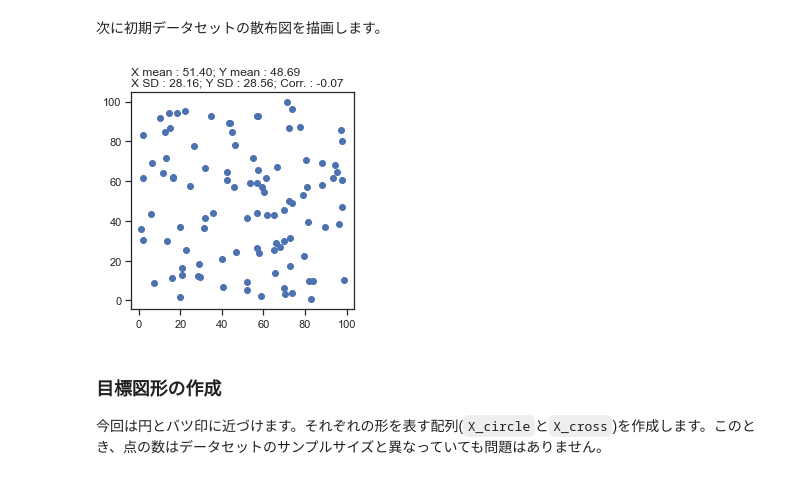
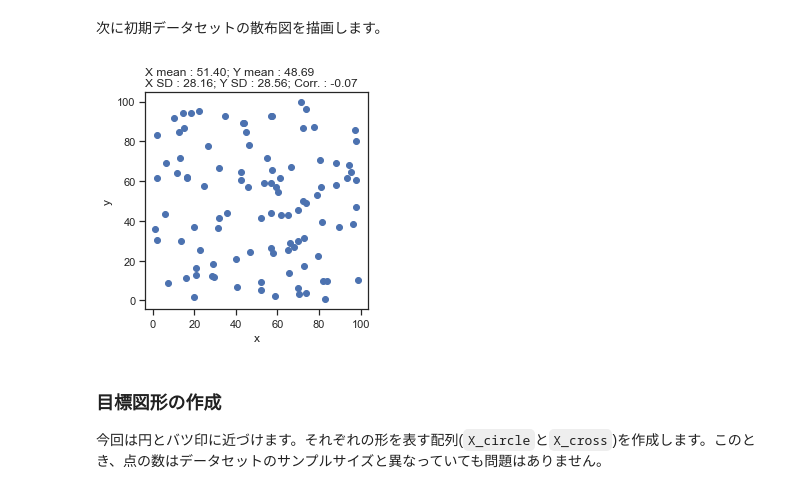
Before and after one commit to oumpy/hp_management, a Jupyter notebook: content/articles/2020sy/blog/samestats.ipynb, the cells around one changed output. Cells and saved outputs as stored; diff of their text form; code cells hidden in the pictures.

```diff
--- a/content/articles/2020sy/blog/samestats.ipynb
+++ b/content/articles/2020sy/blog/samestats.ipynb
@@ -85,10 +86,11 @@ Pearson correlation:  -0.06834832770642572
 # %%
 plt.figure(figsize=(4, 4))
 statistics_title(X_init)
 plt.scatter(X_init[:, 0], X_init[:, 1])
+plt.xlabel("x"); plt.ylabel("y")
 plt.show()
 # %% [output]
-[figure, old version]
+[figure, new version]
 # %% [markdown]
 ### 目標図形の作成
 今回は円とバツ印に近づけます。それぞれの形を表す配列(`X_circle`と`X_cross`)を作成します。このとき、点の数はデータセットのサンプルサイズと異なっていても問題はありません。
```
Also changed, not shown: parts of 8 cells of this notebook.
